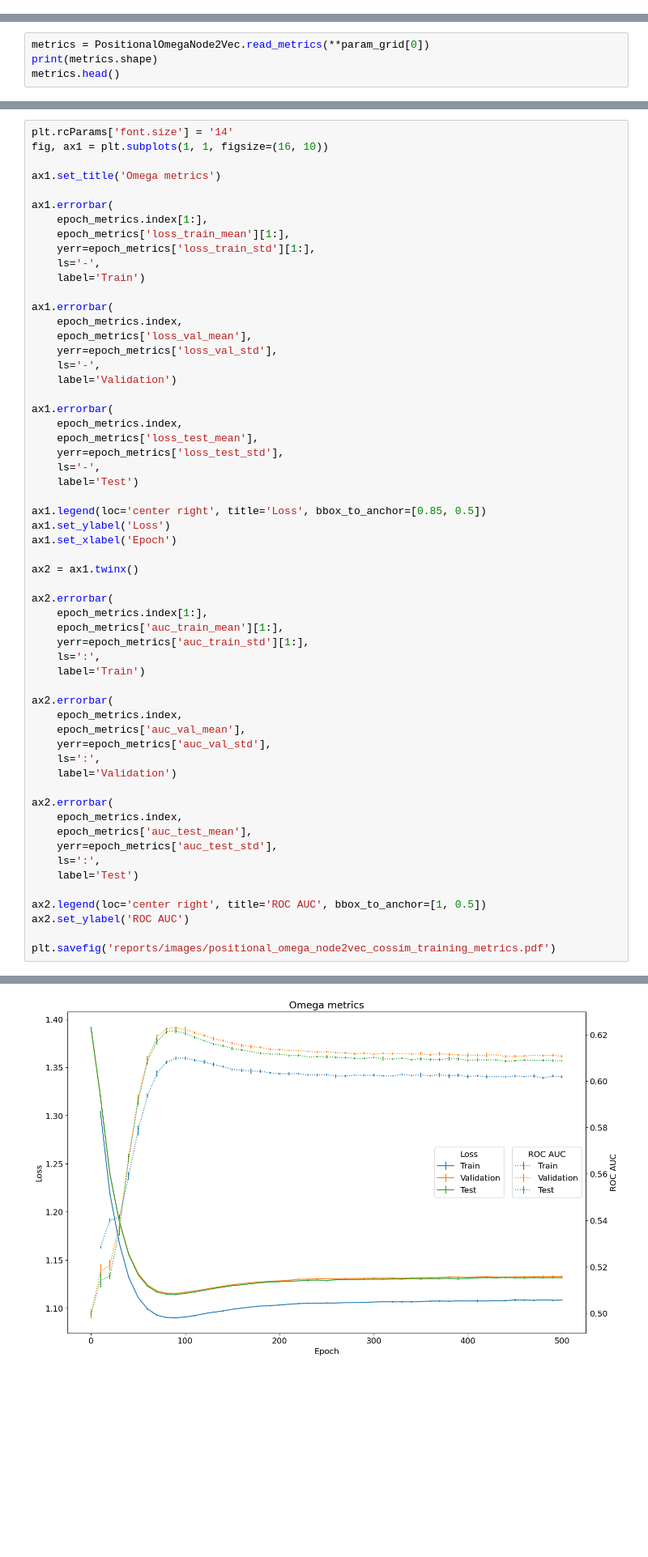
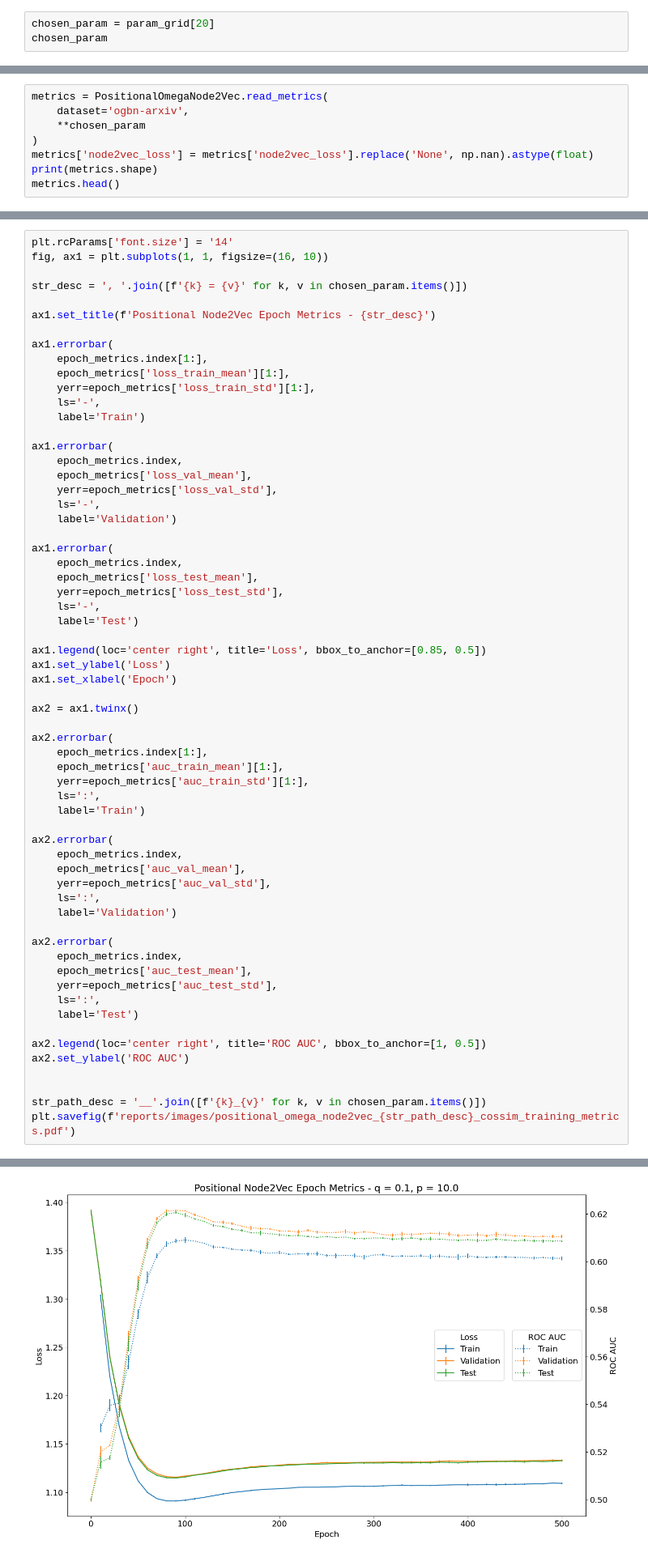
Before and after one commit to caiolmart/node-concordance, a Jupyter notebook: notebooks/gamma_function/arxiv/07-1-positional_node2vec_omega_function.ipynb, the cells around one changed output, grey strips where cells are left out. Shown at 81% size. Cells and saved outputs as stored; diff of their text form; blank space fills up the shorter version.

```diff
--- a/notebooks/gamma_function/arxiv/07-1-positional_node2vec_omega_function.ipynb
+++ b/notebooks/gamma_function/arxiv/07-1-positional_node2vec_omega_function.ipynb
@@ -111,0 +108,3 @@ param_grid[0]
+# %%
+chosen_param = param_grid[20]
+chosen_param
@@ -112,5 +113,9 @@ param_grid[0]
 # %%
-metrics = PositionalOmegaNode2Vec.read_metrics(**param_grid[0])
+metrics = PositionalOmegaNode2Vec.read_metrics(
+    dataset='ogbn-arxiv',
+    **chosen_param
+)
+metrics['node2vec_loss'] = metrics['node2vec_loss'].replace('None', np.nan).astype(float)
 print(metrics.shape)
 metrics.head()
 # %% [output]
@@ -166,7 +170,9 @@ epoch_metrics.sort_values('auc_val_mean', ascending=False).head()
 plt.rcParams['font.size'] = '14'
 fig, ax1 = plt.subplots(1, 1, figsize=(16, 10))
 
-ax1.set_title('Omega metrics')
+str_desc = ', '.join([f'{k} = {v}' for k, v in chosen_param.items()])
+
+ax1.set_title(f'Positional Node2Vec Epoch Metrics - {str_desc}')
 
 ax1.errorbar(
     epoch_metrics.index[1:],
@@ -203,35 +209,37 @@ ax2.errorbar(
     label='Train')
 
 ax2.errorbar(
     epoch_metrics.index,
     epoch_metrics['auc_val_mean'],
     yerr=epoch_metrics['auc_val_std'],
     ls=':',
     label='Validation')
 
 ax2.errorbar(
     epoch_metrics.index,
     epoch_metrics['auc_test_mean'],
     yerr=epoch_metrics['auc_test_std'],
     ls=':',
     label='Test')
 
 ax2.legend(loc='center right', title='ROC AUC', bbox_to_anchor=[1, 0.5])
 ax2.set_ylabel('ROC AUC')
 
-plt.savefig('reports/images/positional_omega_node2vec_cossim_training_metrics.pdf')
+
+str_path_desc = '__'.join([f'{k}_{v}' for k, v in chosen_param.items()])
+plt.savefig(f'reports/images/positional_omega_node2vec_{str_path_desc}_cossim_training_metrics.pdf')
 # %% [output]
 The behavior of `series[i:j]` with an integer-dtype index is deprecated. In a future version, this will be treated as *label-based* indexing, consistent with e.g. `series[i]` lookups. To retain the ol ...
 
 
 The behavior of `series[i:j]` with an integer-dtype index is deprecated. In a future version, this will be treated as *label-based* indexing, consistent with e.g. `series[i]` lookups. To retain the ol ...
 
 
 The behavior of `series[i:j]` with an integer-dtype index is deprecated. In a future version, this will be treated as *label-based* indexing, consistent with e.g. `series[i]` lookups. To retain the ol ...
 
 
 The behavior of `series[i:j]` with an integer-dtype index is deprecated. In a future version, this will be treated as *label-based* indexing, consistent with e.g. `series[i]` lookups. To retain the ol ...
-[figure, old version]
+[figure, new version]
 # %% [markdown]
 ### Comparing Validation Performance for All Layer numbers
 # %%
```
Also changed, not shown: parts of 9 cells of this notebook, 3 other files.
